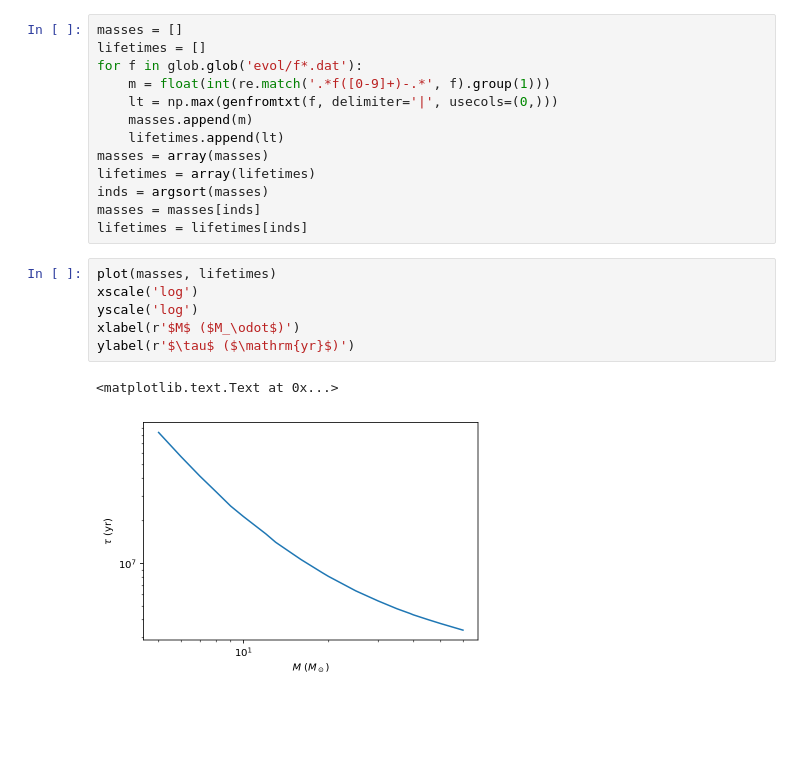
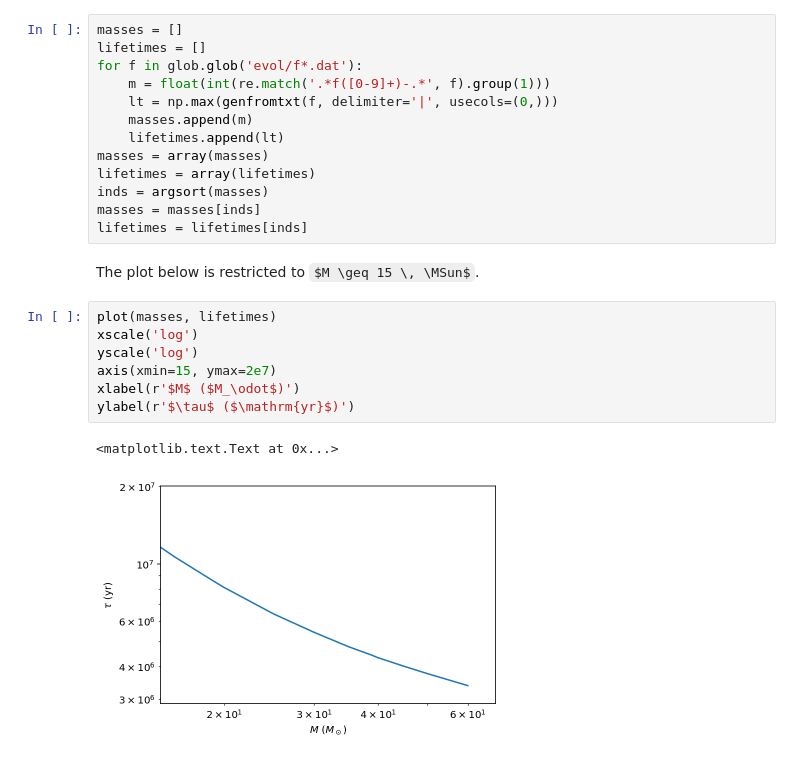
Before and after one commit to farr/30DorIMF, a Jupyter notebook: IMF.ipynb, the cells around one changed output. Cells and saved outputs as stored; diff of their text form; some formulas as TeX source; blank space fills up the shorter version.

```diff
--- a/IMF.ipynb
+++ b/IMF.ipynb
@@ -73,12 +73,15 @@ lifetimes = array(lifetimes)
 inds = argsort(masses)
 masses = masses[inds]
 lifetimes = lifetimes[inds]
+# %% [markdown]
+The plot below is restricted to $M \geq 15 \, \MSun$.
 # %%
 plot(masses, lifetimes)
 xscale('log')
 yscale('log')
+axis(xmin=15, ymax=2e7)
 xlabel(r'$M$ ($M_\odot$)')
 ylabel(r'$\tau$ ($\mathrm{yr}$)')
 # %% [output]
 <matplotlib.text.Text at 0x...>
-[figure, old version]
+[figure, new version]
```
Also changed, not shown: parts of 5 cells of this notebook, 3 other files.
